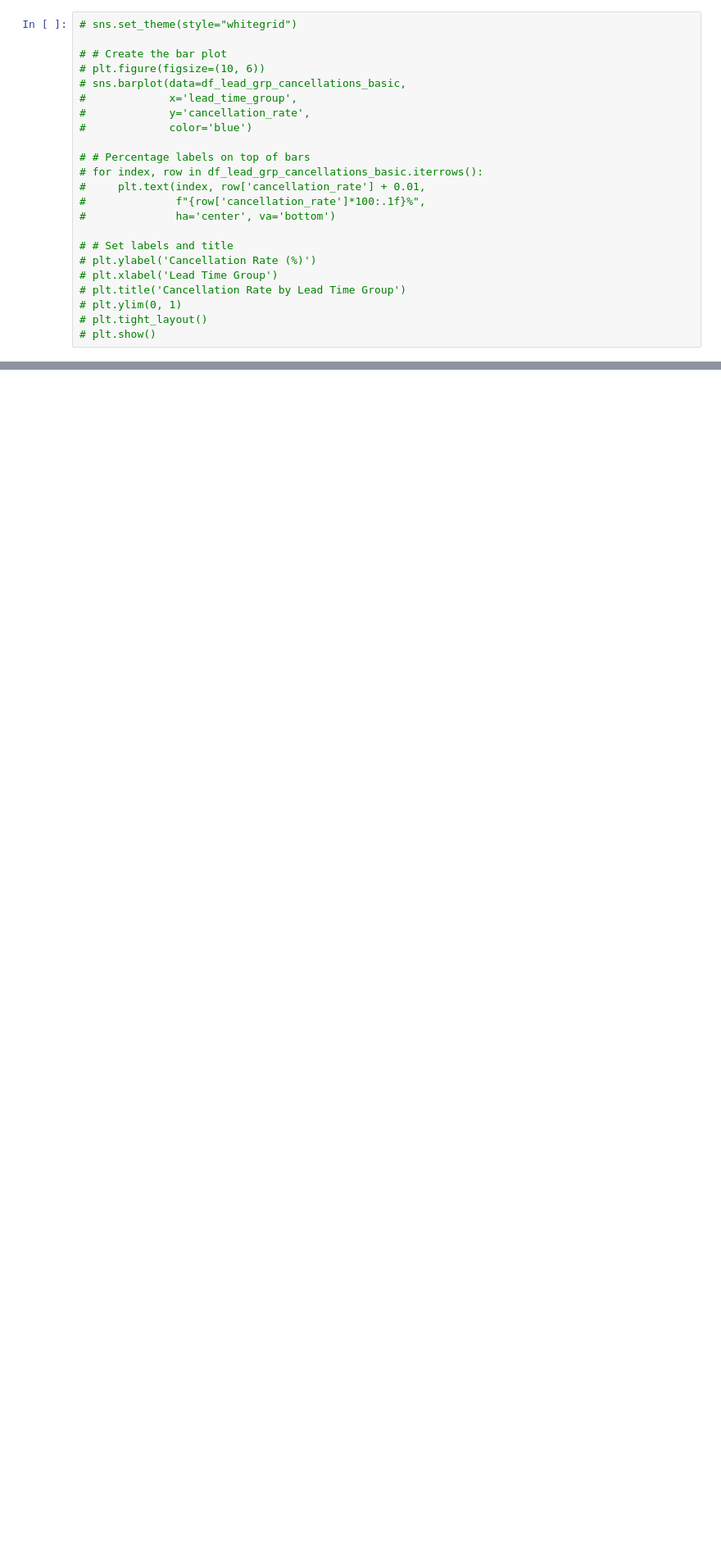
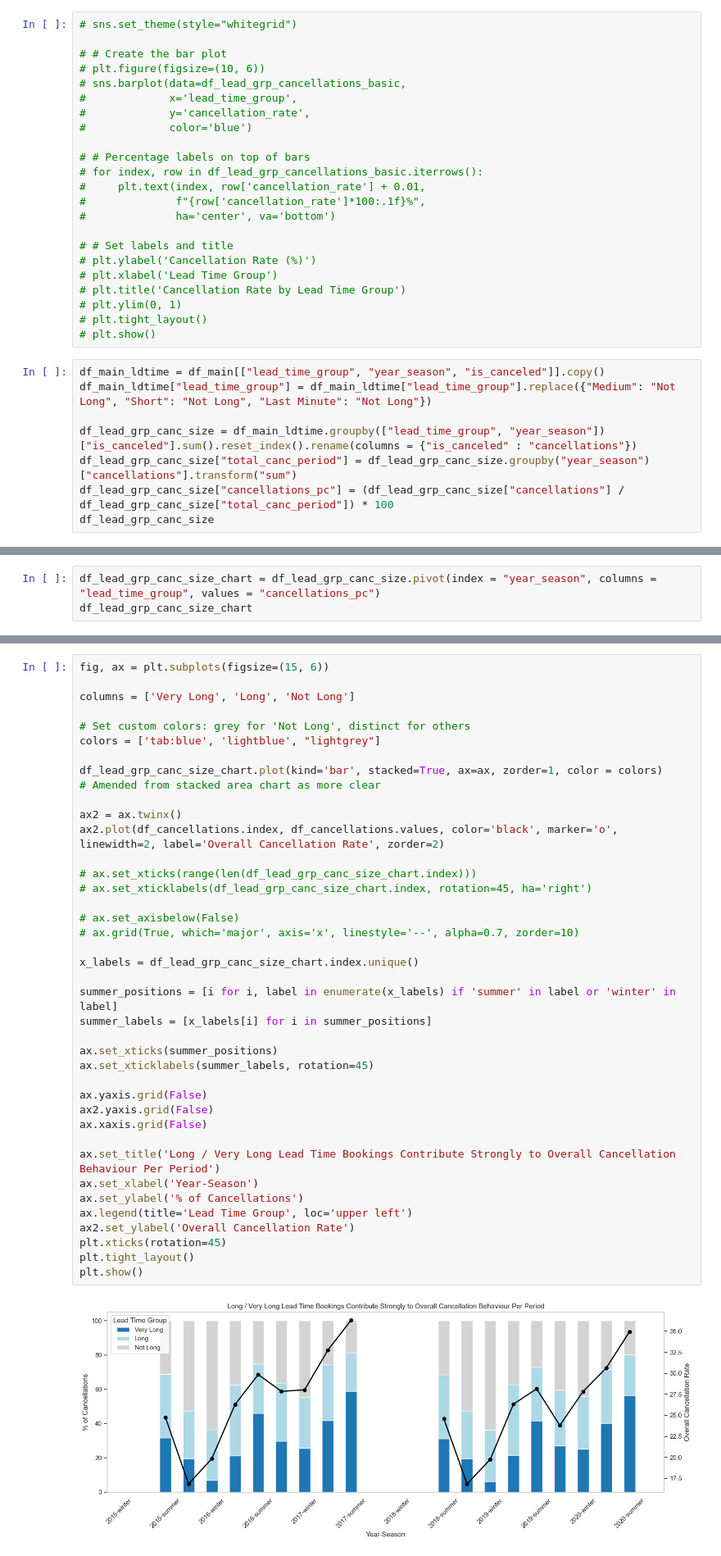
Before and after one commit to dngsus/data_analysis, a Jupyter notebook: 01 Hotel Bookings/01 Hotel v01.ipynb, the cells around one changed output, grey strips where cells are left out. Shown at 82% size. Drawn from its saved outputs; the diff is of its cells as text; blank space fills up the shorter version.

```diff
--- a/01 Hotel Bookings/01 Hotel v01.ipynb
+++ b/01 Hotel Bookings/01 Hotel v01.ipynb
@@ -1274,3 +1187,11 @@ This may be because:
 # plt.ylim(0, 1)
 # plt.tight_layout()
 # plt.show()
+# %%
+df_main_ldtime = df_main[["lead_time_group", "year_season", "is_canceled"]].copy()
+df_main_ldtime["lead_time_group"] = df_main_ldtime["lead_time_group"].replace({"Medium": "Not Long", "Short": "Not Long", "Last Minute": "Not Long"})
+
+df_lead_grp_canc_size = df_main_ldtime.groupby(["lead_time_group", "year_season"])["is_canceled"].sum().reset_index().rename(columns = {"is_canceled" : "cancellations"})
+df_lead_grp_canc_size["total_canc_period"] = df_lead_grp_canc_size.groupby("year_season")["cancellations"].transform("sum")
+df_lead_grp_canc_size["cancellations_pc"] = (df_lead_grp_canc_size["cancellations"] / df_lead_grp_canc_size["total_canc_period"]) * 100
+df_lead_grp_canc_size
@@ -1276,0 +1212,3 @@ This may be because:
+# %%
+df_lead_grp_canc_size_chart = df_lead_grp_canc_size.pivot(index = "year_season", columns = "lead_time_group", values = "cancellations_pc")
+df_lead_grp_canc_size_chart
@@ -1276,0 +1234,42 @@ This may be because:
+# %%
+fig, ax = plt.subplots(figsize=(15, 6))
+
+columns = ['Very Long', 'Long', 'Not Long']
+
+# Set custom colors: grey for 'Not Long', distinct for others
+colors = ['tab:blue', 'lightblue', "lightgrey"]
+
+df_lead_grp_canc_size_chart.plot(kind='bar', stacked=True, ax=ax, zorder=1, color = colors)
+# Amended from stacked area chart as more clear
+
+ax2 = ax.twinx()
+ax2.plot(df_cancellations.index, df_cancellations.values, color='black', marker='o', linewidth=2, label='Overall Cancellation Rate', zorder=2)
+
+# ax.set_xticks(range(len(df_lead_grp_canc_size_chart.index)))
+# ax.set_xticklabels(df_lead_grp_canc_size_chart.index, rotation=45, ha='right')
+
+# ax.set_axisbelow(False)
+# ax.grid(True, which='major', axis='x', linestyle='--', alpha=0.7, zorder=10)
+
+x_labels = df_lead_grp_canc_size_chart.index.unique()
+
+summer_positions = [i for i, label in enumerate(x_labels) if 'summer' in label or 'winter' in label]
+summer_labels = [x_labels[i] for i in summer_positions]
+
+ax.set_xticks(summer_positions)
+ax.set_xticklabels(summer_labels, rotation=45)
+
+ax.yaxis.grid(False)
+ax2.yaxis.grid(False)
+ax.xaxis.grid(False)
+
+ax.set_title('Long / Very Long Lead Time Bookings Contribute Strongly to Overall Cancellation Behaviour Per Period')
+ax.set_xlabel('Year-Season')
+ax.set_ylabel('% of Cancellations')
+ax.legend(title='Lead Time Group', loc='upper left')
+ax2.set_ylabel('Overall Cancellation Rate')
+plt.xticks(rotation=45)
+plt.tight_layout()
+plt.show()
+# %% [output]
+[figure, added]
```
Also changed, not shown: parts of 58 cells of this notebook.
